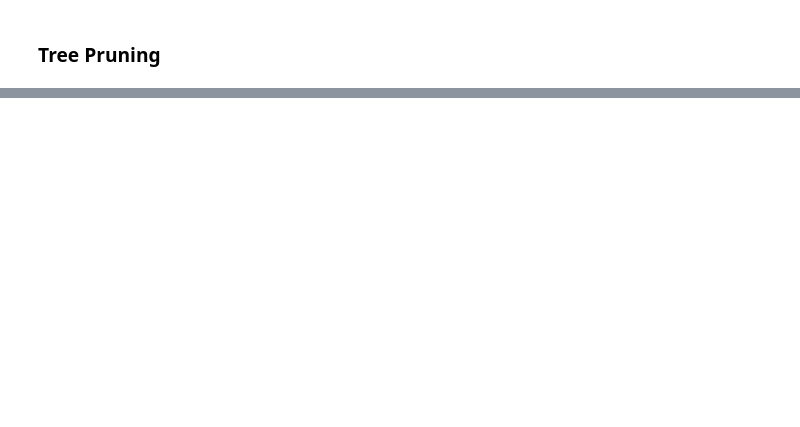
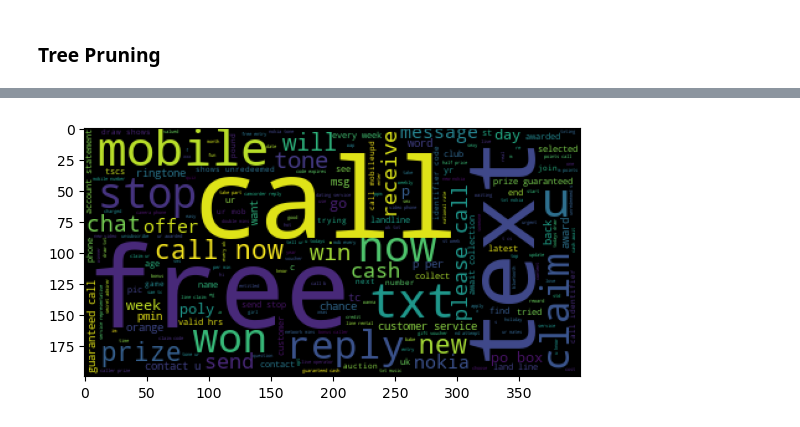
Before and after one commit to Withdrawal2022/Big-Data-Introduction, a Jupyter notebook: LAB3/Classification.ipynb, the cells around one changed output, grey strips where cells are left out. Drawn from its saved outputs; the diff is of its cells as text; code cells hidden in the pictures; blank space fills up the shorter version.

```diff
--- a/LAB3/Classification.ipynb
+++ b/LAB3/Classification.ipynb
@@ -379,0 +531,8 @@ plot_tree(credit_model, filled=True, fontsize=8)
+# %%
+#诈骗邮件
+all_text_ham = ''.join(sms_raw['text_new'][sms_raw['type_number']==1])
+wc.generate(all_text_ham)
+plt.imshow(wc)
+plt.show()
+# %% [output]
+[figure, added]
```
Also changed, not shown: parts of 22 cells of this notebook.
